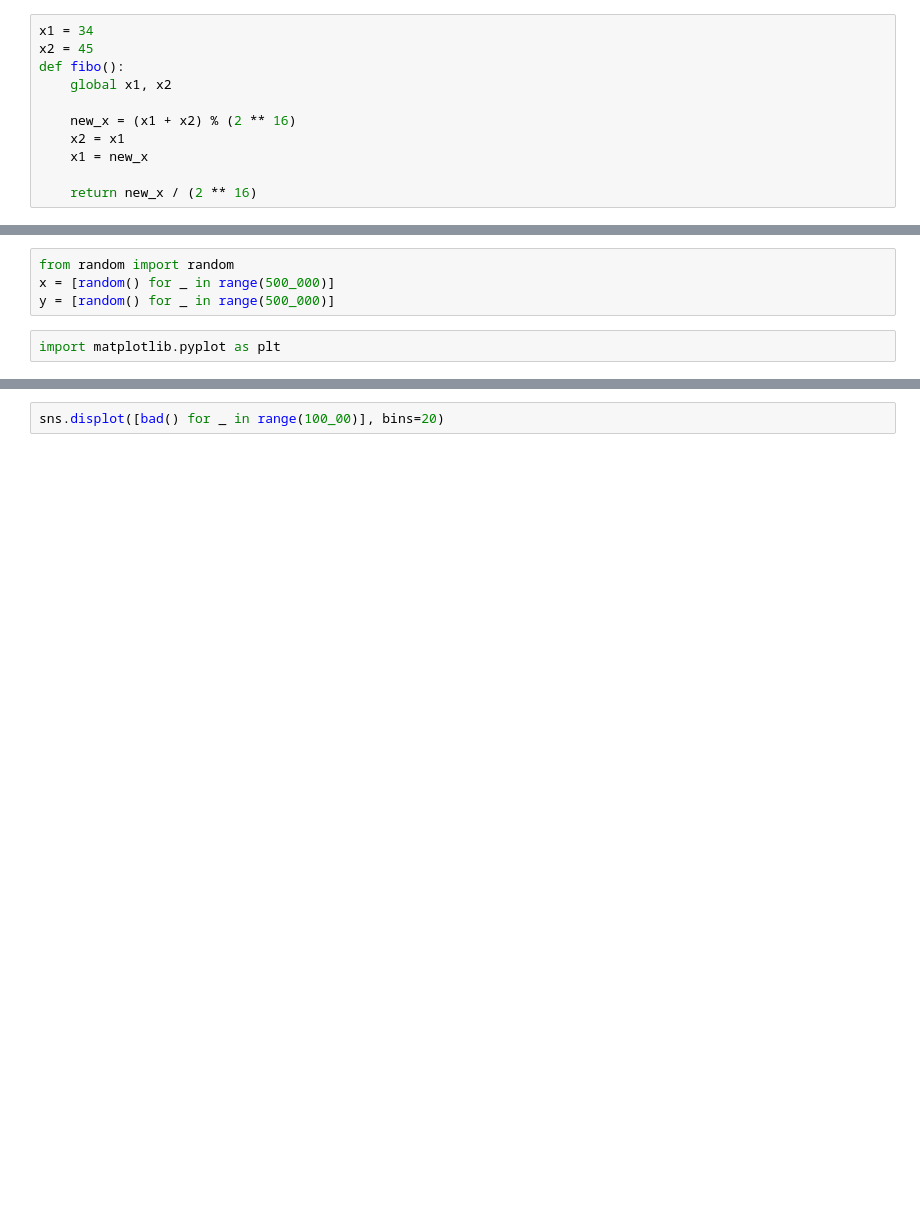
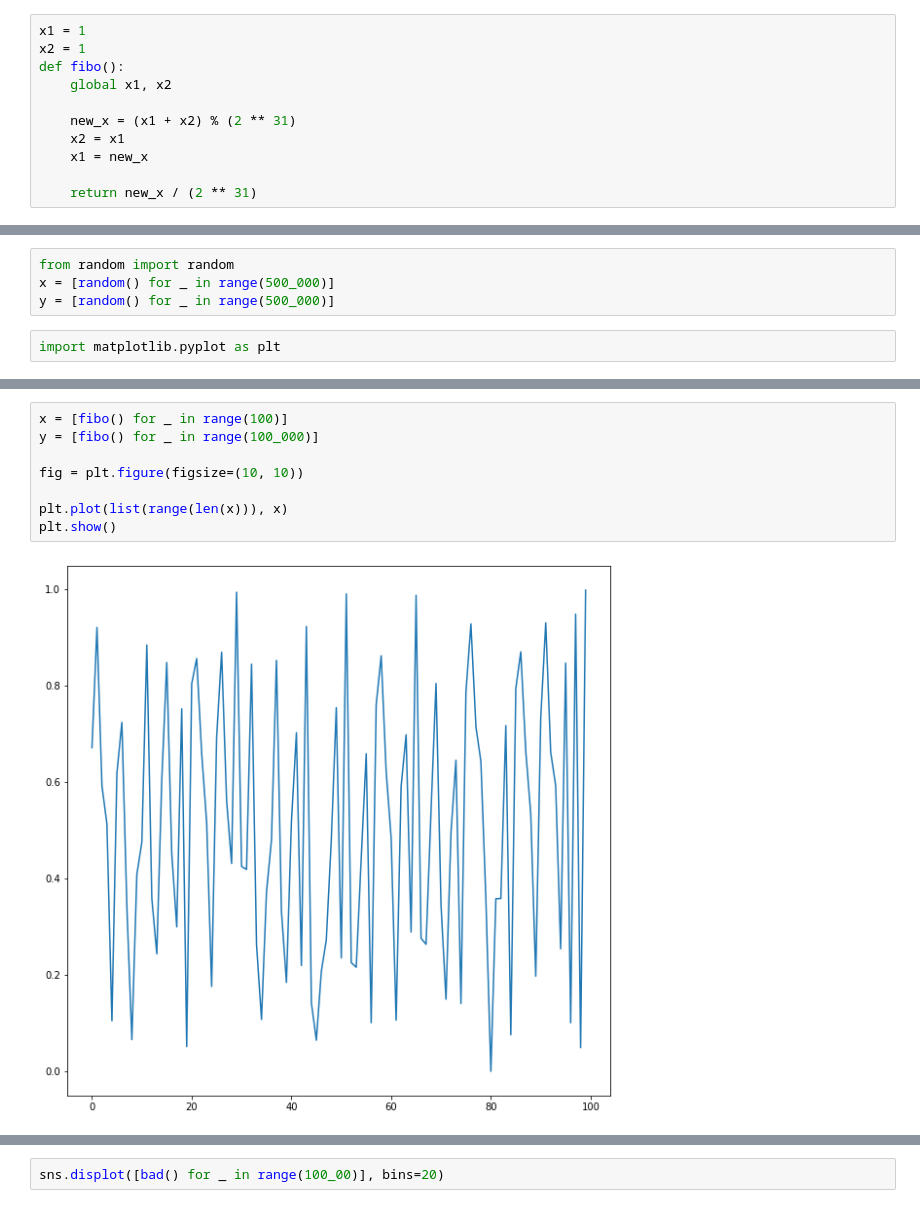
Before and after one commit to Yomguithereal/psia-python-advanced, a Jupyter notebook: experiments/PRNG.ipynb, the cells around one changed output, grey strips where cells are left out. Saved outputs shown, nothing was run; the diff lists cells and outputs as text; blank space fills up the shorter version.

```diff
--- a/experiments/PRNG.ipynb
+++ b/experiments/PRNG.ipynb
@@ -26,13 +39,13 @@ def bad():
     bad_state = ((bad_state * 18694) + 1) % (2 ** 31)
     return bad_state / MAX
 # %%
-x1 = 34
-x2 = 45
+x1 = 1
+x2 = 1
 def fibo():
     global x1, x2
 
-    new_x = (x1 + x2) % (2 ** 16)
+    new_x = (x1 + x2) % (2 ** 31)
     x2 = x1
     x1 = new_x
 
-    return new_x / (2 ** 16)
+    return new_x / (2 ** 31)
@@ -101,2 +119,12 @@ plt.show()
+# %%
+x = [fibo() for _ in range(100)]
+y = [fibo() for _ in range(100_000)]
+
+fig = plt.figure(figsize=(10, 10))
+
+plt.plot(list(range(len(x))), x)
+plt.show()
+# %% [output]
+[figure, added]
 # %%
 from random import random
```
Also changed, not shown: parts of 13 cells of this notebook.
